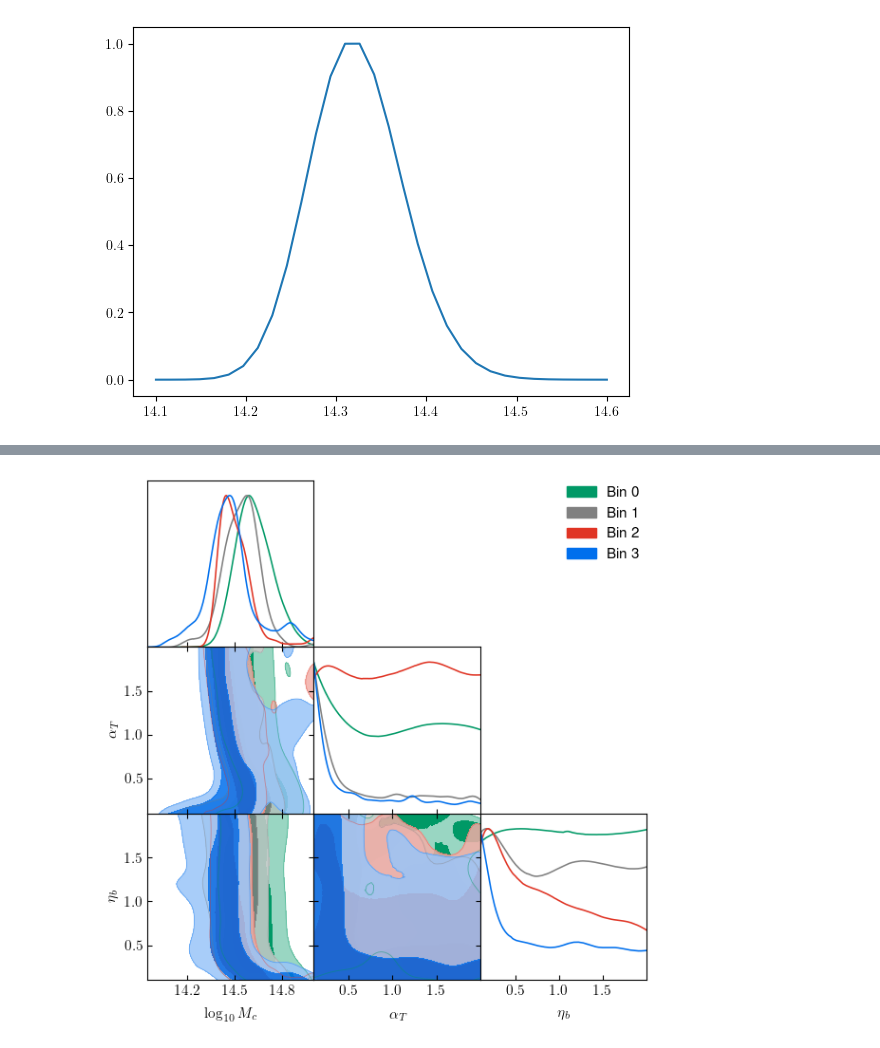
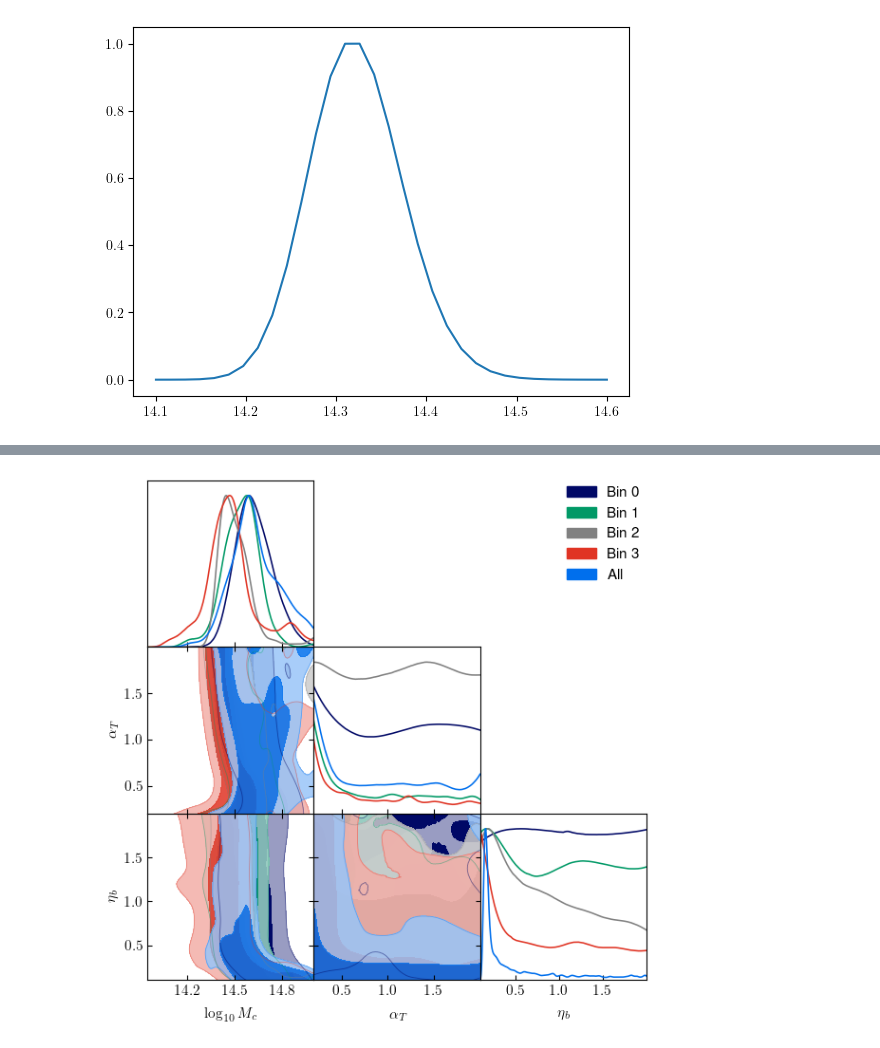
Before and after one commit to Cosmotheka/Cosmotheka_likelihoods, a Jupyter notebook: papers/ROSATx/LikelihoodExample.ipynb, the cells around one changed output, grey strips where cells are left out. Drawn from its saved outputs; the diff is of its cells as text; code cells hidden in the pictures.

```diff
--- a/papers/ROSATx/LikelihoodExample.ipynb
+++ b/papers/ROSATx/LikelihoodExample.ipynb
@@ -321,6 +320,6 @@ WARNING:root:auto bandwidth for alpha_T very small or failed (h=0.00041374677938
 # %%
 samples = {}
-for name in [f'bin{j}' for j in range(4)]:#+['all']:
+for name in [f'bin{j}' for j in range(4)]+['all']:
     d = np.load(f"chain_Mc_aT_etab_Y3_{name}.npz")
     chain = d['chain'][5000:]
     print(chain.shape)
@@ -330,7 +329,7 @@ for name in [f'bin{j}' for j in range(4)]:#+['all']:
         plt.plot(chain[:, i])
     samp = MCSamples(samples=chain,
                      names=['Mc', 'alpha_T', 'eta_b'],
-                     ranges=[[13, 15], [0.1, 2.0], [0.1, 2.0]],
+                     ranges=[[13, 15], [0.2, 2.0], [0.1, 2.0]],
                      labels=[r'$\log_{10}M_c$', r'$\alpha_T$', r'$\eta_b$'])
     samp.smooth_scale_2D=0.3
     samples[name] = samp
@@ -362,9 +366,9 @@ g.settings.axes_labelsize = 14
 g.settings.axes_fontsize = 14
 g.settings.linewidth=2
 g.settings.figure_legend_frame=False
-g.triangle_plot([samples['bin0'], samples['bin1'], samples['bin2'], samples['bin3']],
+g.triangle_plot([samples['bin0'], samples['bin1'], samples['bin2'], samples['bin3'], samples['all']],
                 ['Mc', 'alpha_T', 'eta_b'],
-                ['Bin 0', 'Bin 1', 'Bin 2', 'Bin 3'],
+                ['Bin 0', 'Bin 1', 'Bin 2', 'Bin 3', 'All'],
                 filled=[True, True, True, True])
 #plt.savefig('figs/mrg_survey.pdf', bbox_inches='tight')
 # %% [output]
@@ -382 +389 @@ WARNING:root:auto bandwidth for eta_b very small or failed (h=0.0003759045530243
-[figure, old version]
+[figure, new version]
```
Also changed, not shown: parts of 8 cells of this notebook, 1 other file.
